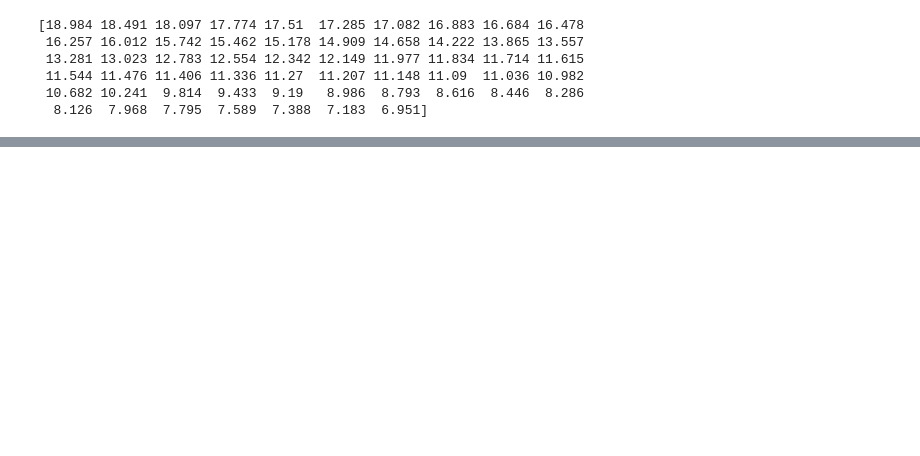
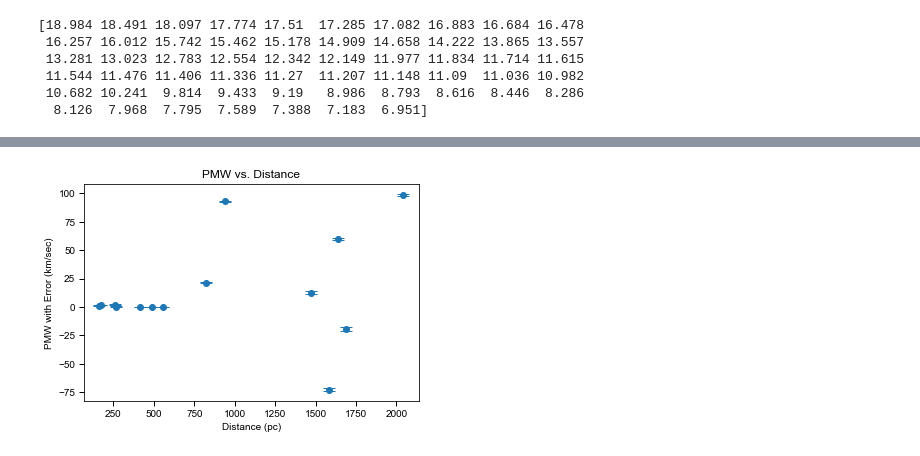
Before and after one commit to tanshijain/SIP2018, a Jupyter notebook: plotting_mv_whitedwarf_0.6.ipynb, the cells around one changed output, grey strips where cells are left out. Drawn from its saved outputs; the diff is of its cells as text; code cells hidden in the pictures; blank space fills up the shorter version.

Commit message:
Final Distance and PM Calc

```diff
--- a/plotting_mv_whitedwarf_0.6.ipynb
+++ b/plotting_mv_whitedwarf_0.6.ipynb
@@ -92,0 +257,12 @@ plt.savefig(out_dir+'plotting_mv_whitedwarf_0.6.jpg',dpi=300)
+# %%
+# Using distance modulus equation to solve for D in pc given mv and Mv
+# Multiplying by 3.086e+13 to convert from pc to km
+# Distance Modulus: mv - Mv = 5logD - 5
+distance_wd_pc_6 = np.array([])
+distance_wd_km_6 = np.array([])
+for i in range(len(mv)):
+    distance_wd_pc_6 = np.append(distance_wd_pc_6, (10 ** (((mv[i] - Mv_wd_6[i]) + 5) / 5)))
+    distance_wd_km_6 = np.append(distance_wd_km_6, (distance_wd_pc_6[i] * 3.086e+13))
+print(distance_wd_pc_6)
+print(distance_wd_km_6)
+print(distance_wd_pc_6/1000)
@@ -92,0 +343,8 @@ plt.savefig(out_dir+'plotting_mv_whitedwarf_0.6.jpg',dpi=300)
+# %%
+plt.errorbar(distance_wd_pc_6, PMW_km_per_sec_6, yerr=PMW_km_per_sec_error_6, fmt='o', capsize=6)
+plt.xlabel('Distance (pc)')
+plt.ylabel('PMW with Error (km/sec)')
+plt.title('PMW vs. Distance')
+plt.savefig(out_dir+'distvsPMW.jpg',dpi=300)
+# %% [output]
+[figure, added]
```
Also changed, not shown: parts of 16 cells of this notebook.
